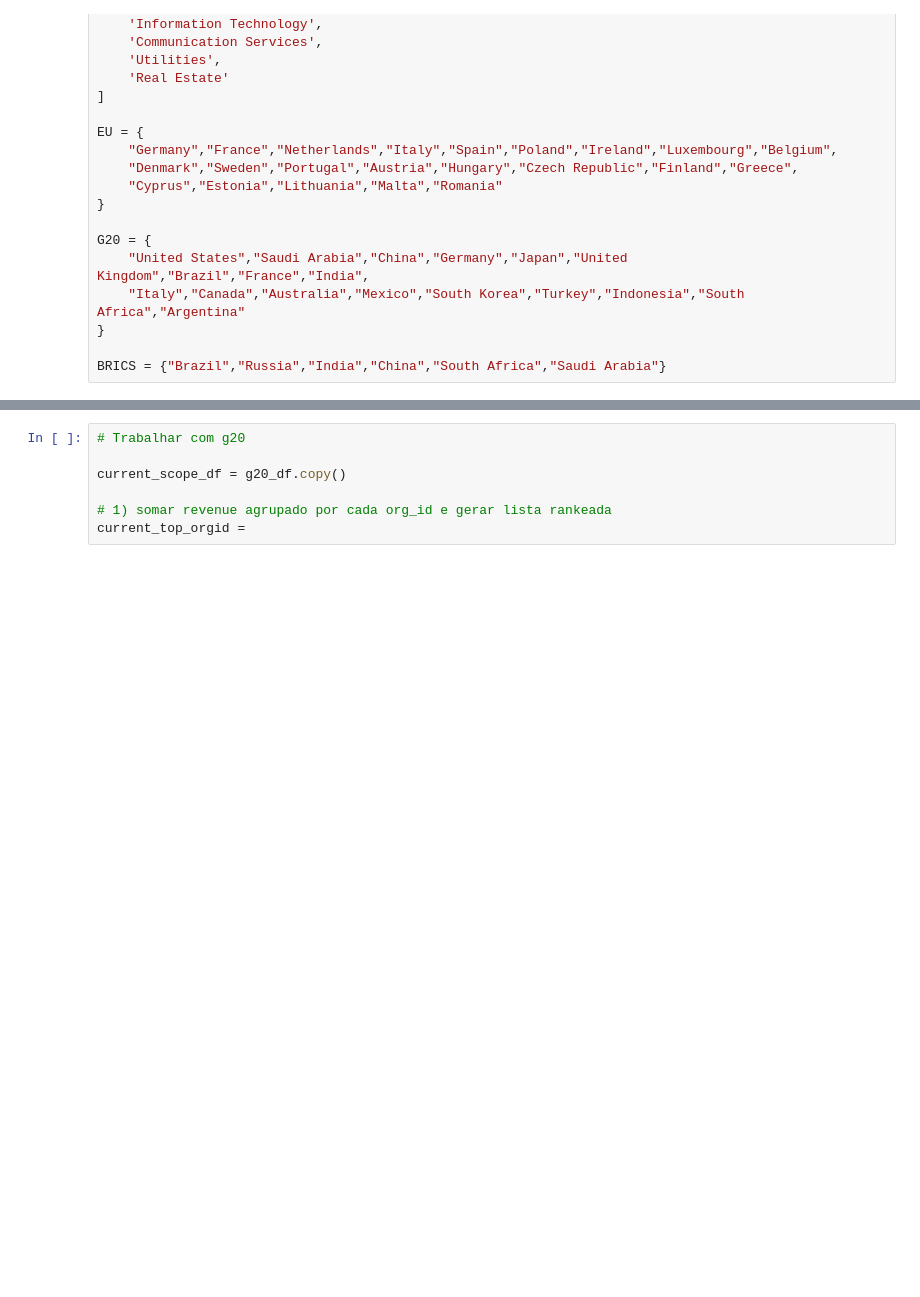
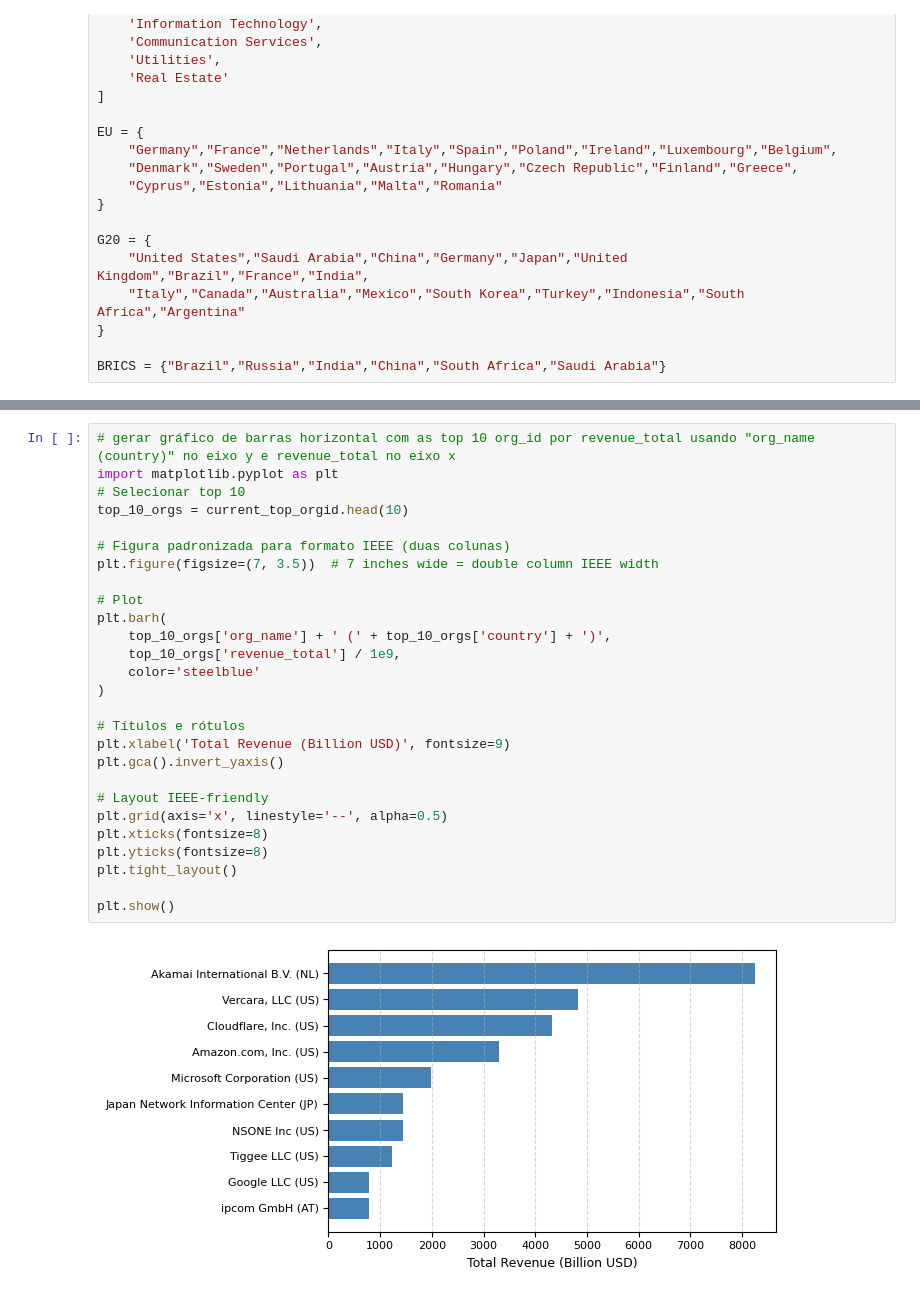
Before and after one commit to fsbertoglio/DNS-Centralization-CompaniesMarketCap, a Jupyter notebook: NOMS-2026/src/modelagem/main.ipynb, the cells around one changed output, grey strips where cells are left out. Cells and saved outputs as stored; diff of their text form; blank space fills up the shorter version.

```diff
--- a/NOMS-2026/src/modelagem/main.ipynb
+++ b/NOMS-2026/src/modelagem/main.ipynb
@@ -40,7 +211,29 @@ brics_df = original_df[original_df['country'].isin(BRICS)]
 # %%
-# Trabalhar com g20
+# gerar gráfico de barras horizontal com as top 10 org_id por revenue_total usando "org_name (country)" no eixo y e revenue_total no eixo x
+import matplotlib.pyplot as plt
+# Selecionar top 10
+top_10_orgs = current_top_orgid.head(10)
 
-current_scope_df = g20_df.copy()
+# Figura padronizada para formato IEEE (duas colunas)
+plt.figure(figsize=(7, 3.5))  # 7 inches wide = double column IEEE width
 
-# 1) somar revenue agrupado por cada org_id e gerar lista rankeada
-current_top_orgid =
+# Plot
+plt.barh(
+    top_10_orgs['org_name'] + ' (' + top_10_orgs['country'] + ')',
+    top_10_orgs['revenue_total'] / 1e9,
+    color='steelblue'
+)
+
+# Títulos e rótulos
+plt.xlabel('Total Revenue (Billion USD)', fontsize=9)
+plt.gca().invert_yaxis()
+
+# Layout IEEE-friendly
+plt.grid(axis='x', linestyle='--', alpha=0.5)
+plt.xticks(fontsize=8)
+plt.yticks(fontsize=8)
+plt.tight_layout()
+
+plt.show()
+# %% [output]
+[figure, added]
```
Also changed, not shown: parts of 3 cells of this notebook, 3 other files.
